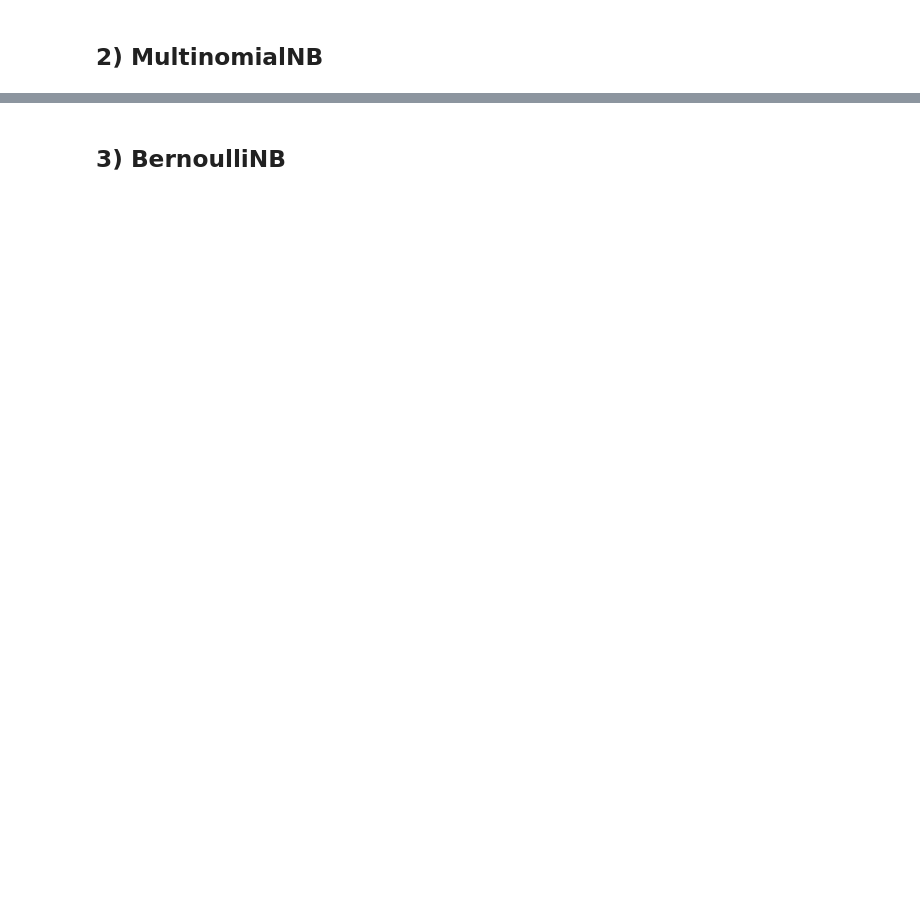
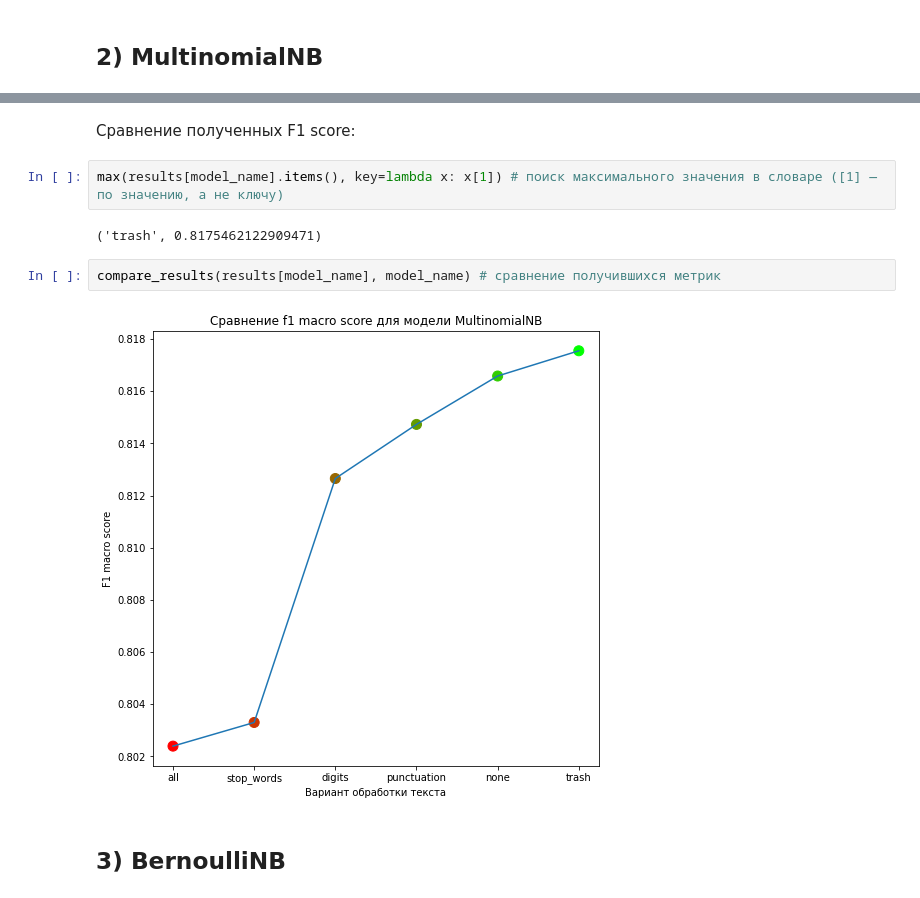
Before and after one commit to DenisKabanov/natural_language_processing, a Jupyter notebook: 2) Bayes classifiers/task.ipynb, the cells around one changed output, grey strips where cells are left out. Cells and saved outputs as stored; diff of their text form; blank space fills up the shorter version.

```diff
--- a/2) Bayes classifiers/task.ipynb
+++ b/2) Bayes classifiers/task.ipynb
@@ -325,2 +641,12 @@ for var in CLEANING_VARS: # идём по вариантам обработки
+# %% [markdown]
+Сравнение полученных F1 score:
+# %%
+max(results[model_name].items(), key=lambda x: x[1]) # поиск максимального значения в словаре ([1] — по значению, а не ключу)
+# %% [output]
+('trash', 0.8175462122909471)
+# %%
+compare_results(results[model_name], model_name) # сравнение получившихся метрик
+# %% [output]
+[figure, added]
 # %% [markdown]
 ## 3) BernoulliNB
```
Also changed, not shown: parts of 36 cells of this notebook, 24 other files.
